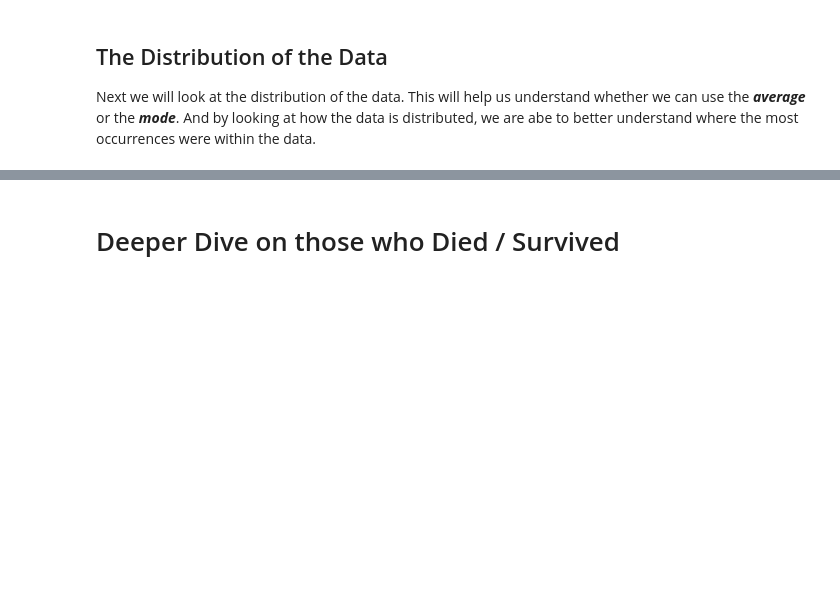
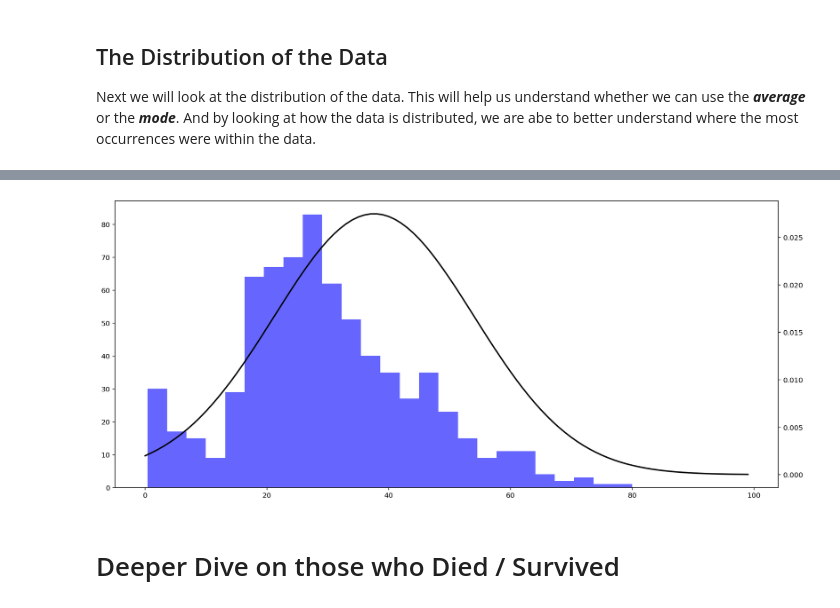
Before and after one commit to nizarhamood/Titanic, a Jupyter notebook: titanic.ipynb, the cells around one changed output, grey strips where cells are left out. Cells and saved outputs as stored; diff of their text form; code cells hidden in the pictures; blank space fills up the shorter version.

```diff
--- a/titanic.ipynb
+++ b/titanic.ipynb
@@ -706,3 +693,28 @@ axs[1].plot(p_surv, 'k', linewidth = 2)
+# %%
+# Data Column
+age_no_na = train[train["Age"].notna()]["Age"]
+
+fig, axs1 = plt.subplots(figsize=(14,6), constrained_layout=True, sharey=False)
+
+axs1.hist(age_no_na, bins=25, alpha=0.6, color='b')
+
+'''
+Normal distribution for both graphs on subplots below
+'''
+
+axs2 = axs1.twinx()
+# Died Normal distribution overlay
+mu_age, std_age = norm.fit(age_no_na)
+
+xmin, xmax = plt.xlim()
+x = np.linspace(xmin, xmax, 100)
+p = norm.pdf(x, mu_age, std_age)
+
+plt.plot(p, 'k', linewidth = 2)
+
+plt.show()
+# %% [output]
+[figure, added]
 # %% [markdown]
 # Deeper Dive on those who Died / Survived
 # %% [markdown]
```
Also changed, not shown: parts of 2 cells of this notebook, 3 other files.
